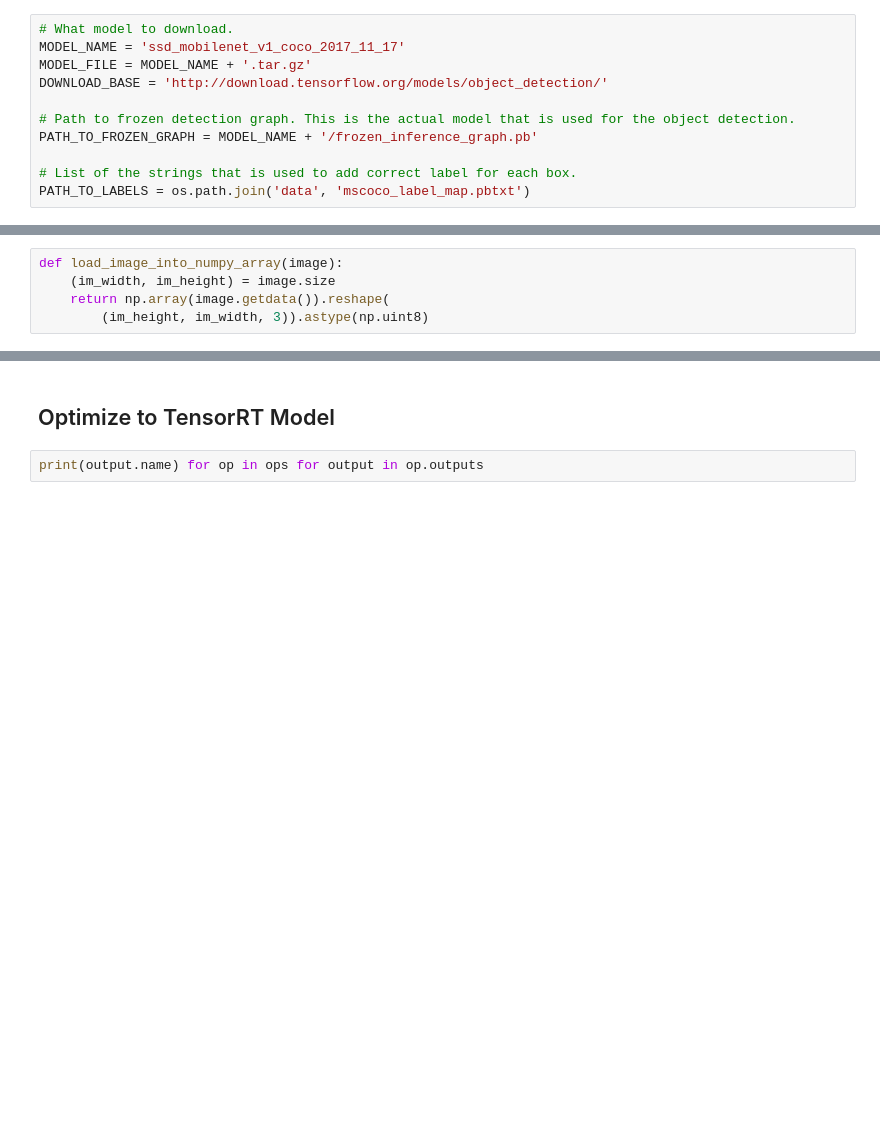
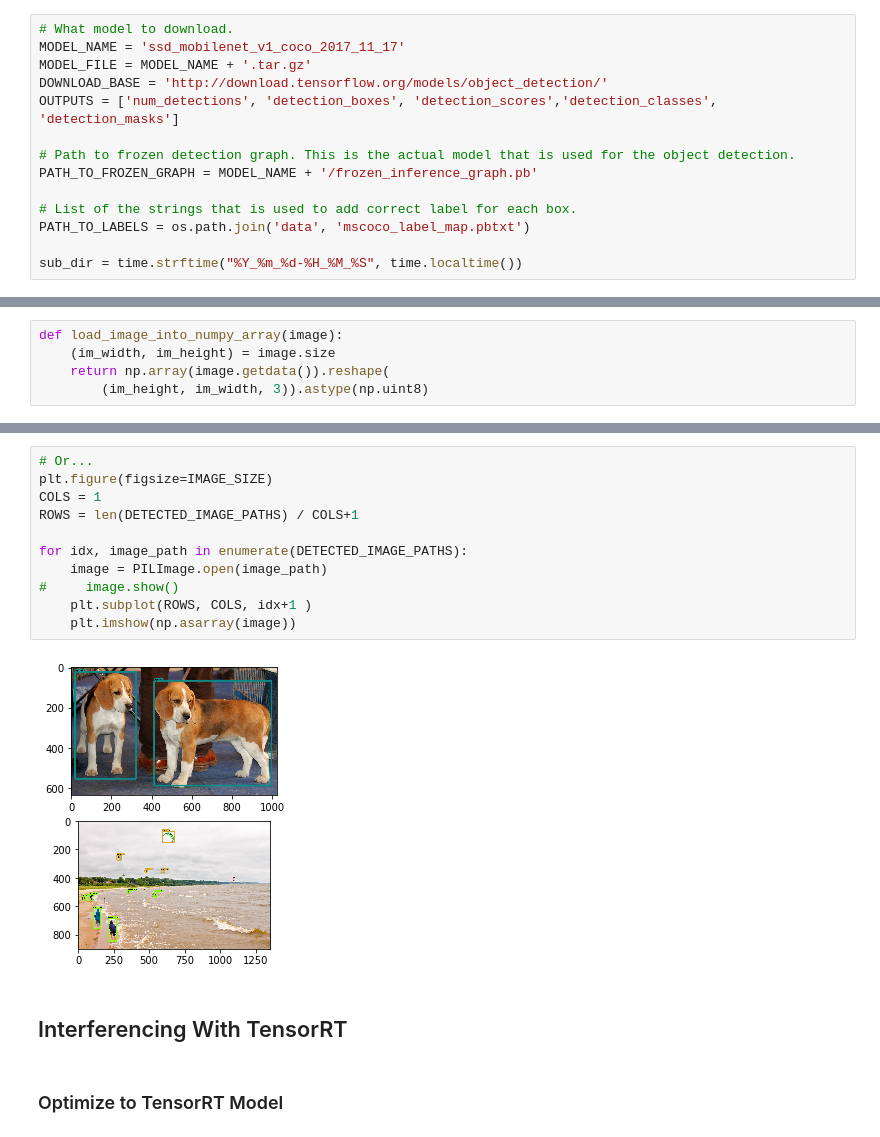
Before and after one commit to aommoaGitHub/Deep_learning_with_TensorRT, a Jupyter notebook: object_detection/InferenceWithTensorRT.ipynb, the cells around one changed output, grey strips where cells are left out. Cells and saved outputs as stored; diff of their text form; blank space fills up the shorter version.

```diff
--- a/object_detection/InferenceWithTensorRT.ipynb
+++ b/object_detection/InferenceWithTensorRT.ipynb
@@ -42,12 +47,15 @@ Using TensorFlow backend.
 MODEL_NAME = 'ssd_mobilenet_v1_coco_2017_11_17'
 MODEL_FILE = MODEL_NAME + '.tar.gz'
 DOWNLOAD_BASE = 'http://download.tensorflow.org/models/object_detection/'
+OUTPUTS = ['num_detections', 'detection_boxes', 'detection_scores','detection_classes', 'detection_masks']
 
 # Path to frozen detection graph. This is the actual model that is used for the object detection.
 PATH_TO_FROZEN_GRAPH = MODEL_NAME + '/frozen_inference_graph.pb'
 
 # List of the strings that is used to add correct label for each box.
 PATH_TO_LABELS = os.path.join('data', 'mscoco_label_map.pbtxt')
+
+sub_dir = time.strftime("%Y_%m_%d-%H_%M_%S", time.localtime())
 # %% [markdown]
 ## Download Model
 from Internet
@@ -87,5 +297,18 @@ def load_image_into_numpy_array(image):
+# %%
+# Or...
+plt.figure(figsize=IMAGE_SIZE)
+COLS = 1
+ROWS = len(DETECTED_IMAGE_PATHS) / COLS+1
+
+for idx, image_path in enumerate(DETECTED_IMAGE_PATHS):
+    image = PILImage.open(image_path)
+#     image.show()
+    plt.subplot(ROWS, COLS, idx+1 )
+    plt.imshow(np.asarray(image))
+# %% [output]
+[figure, added]
+# %% [markdown]
+## Interferencing With TensorRT
 # %% [markdown]
-## Optimize to TensorRT Model
+### Optimize to TensorRT Model
-# %%
-print(output.name) for op in ops for output in op.outputs
 # %%
```
Also changed, not shown: parts of 32 cells of this notebook, 3 other files.
